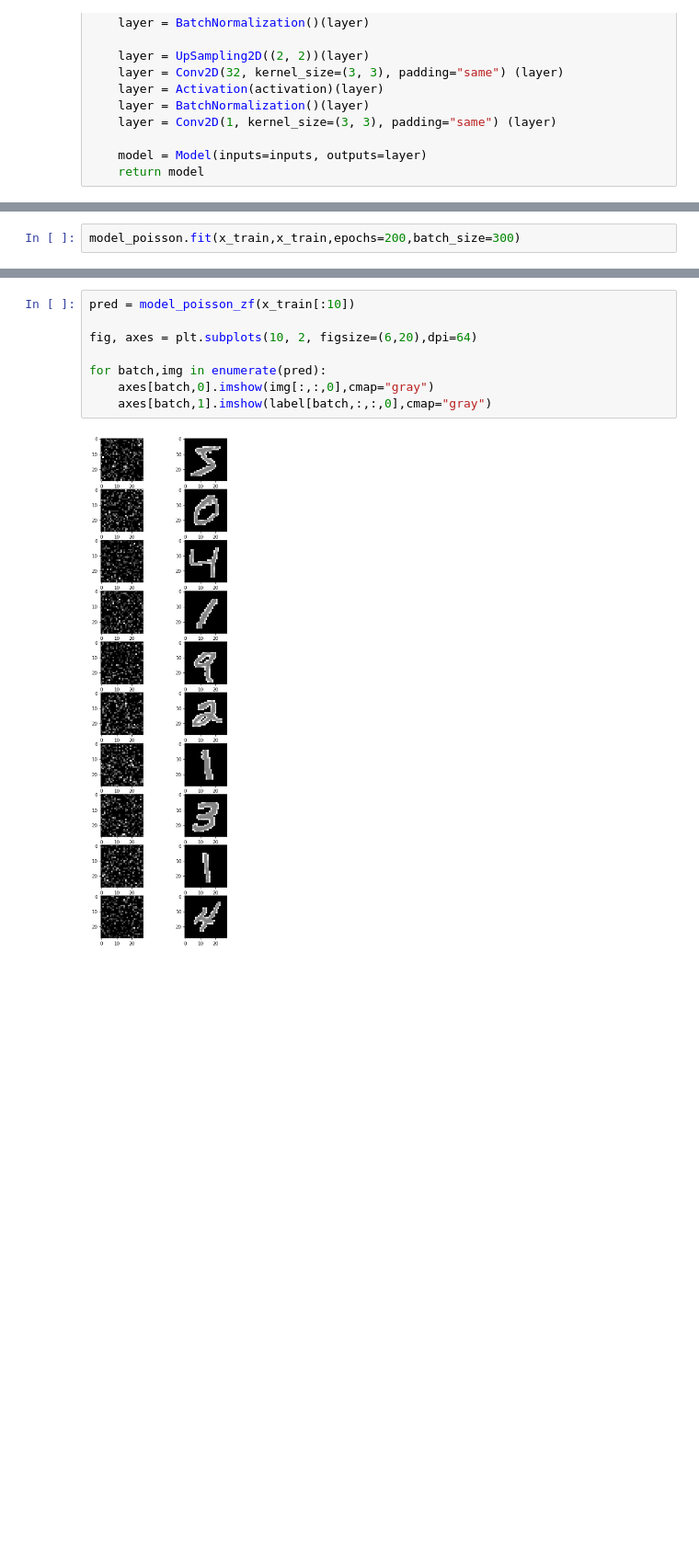
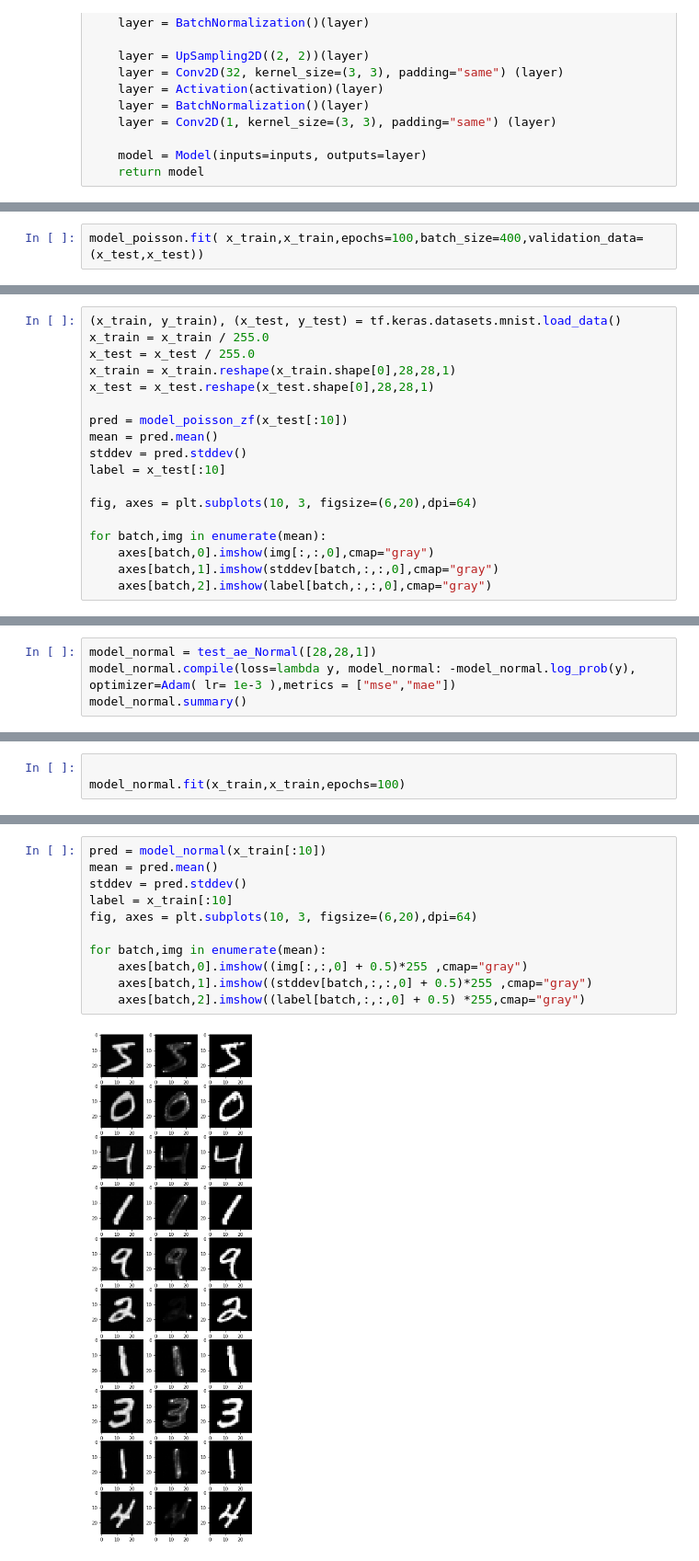
Before and after one commit to sichrist/DeepRain2, a Jupyter notebook: Networks/Playground_simple_dist.ipynb, the cells around one changed output, grey strips where cells are left out. Shown at 92% size. Saved outputs shown, nothing was run; the diff lists cells and outputs as text; blank space fills up the shorter version.

```diff
--- a/Networks/Playground_simple_dist.ipynb
+++ b/Networks/Playground_simple_dist.ipynb
@@ -205,5 +200,5 @@ Trainable params: 1,273,217
 Non-trainable params: 288
 _________________________________________________________________
 # %%
-model_poisson.fit(x_train,x_train,epochs=200,batch_size=300)
+model_poisson.fit( x_train,x_train,epochs=100,batch_size=400,validation_data=(x_test,x_test))
 # %% [output]
@@ -336 +353,19 @@ Epoch 100/100
 <tensorflow.python.keras.callbacks.History at 0x...>
+# %%
+(x_train, y_train), (x_test, y_test) = tf.keras.datasets.mnist.load_data()
+x_train = x_train / 255.0
+x_test = x_test / 255.0
+x_train = x_train.reshape(x_train.shape[0],28,28,1)
+x_test = x_test.reshape(x_test.shape[0],28,28,1)
+
+pred = model_poisson_zf(x_test[:10])
+mean = pred.mean()
+stddev = pred.stddev()
+label = x_test[:10]
+
+fig, axes = plt.subplots(10, 3, figsize=(6,20),dpi=64)
+
+for batch,img in enumerate(mean):
+    axes[batch,0].imshow(img[:,:,0],cmap="gray")
+    axes[batch,1].imshow(stddev[batch,:,:,0],cmap="gray")
+    axes[batch,2].imshow(label[batch,:,:,0],cmap="gray")
@@ -336,0 +431,4 @@ Epoch 100/100
+# %%
+model_normal = test_ae_Normal([28,28,1])
+model_normal.compile(loss=lambda y, model_normal: -model_normal.log_prob(y), optimizer=Adam( lr= 1e-3 ),metrics = ["mse","mae"])
+model_normal.summary()
@@ -336,0 +453,3 @@ Epoch 100/100
+# %%
+
+model_normal.fit(x_train,x_train,epochs=100)
@@ -337,10 +475,13 @@ Epoch 100/100
 # %%
-pred = model_poisson_zf(x_train[:10])
+pred = model_normal(x_train[:10])
+mean = pred.mean()
+stddev = pred.stddev()
+label = x_train[:10]
+fig, axes = plt.subplots(10, 3, figsize=(6,20),dpi=64)
 
-fig, axes = plt.subplots(10, 2, figsize=(6,20),dpi=64)
-
-for batch,img in enumerate(pred):
-    axes[batch,0].imshow(img[:,:,0],cmap="gray")
-    axes[batch,1].imshow(label[batch,:,:,0],cmap="gray")
+for batch,img in enumerate(mean):
+    axes[batch,0].imshow((img[:,:,0] + 0.5)*255 ,cmap="gray")
+    axes[batch,1].imshow((stddev[batch,:,:,0] + 0.5)*255 ,cmap="gray")
+    axes[batch,2].imshow((label[batch,:,:,0] + 0.5) *255,cmap="gray")
 # %% [output]
-[figure, old version]
+[figure, new version]
```
Also changed, not shown: parts of 20 cells of this notebook, 18 other files.
